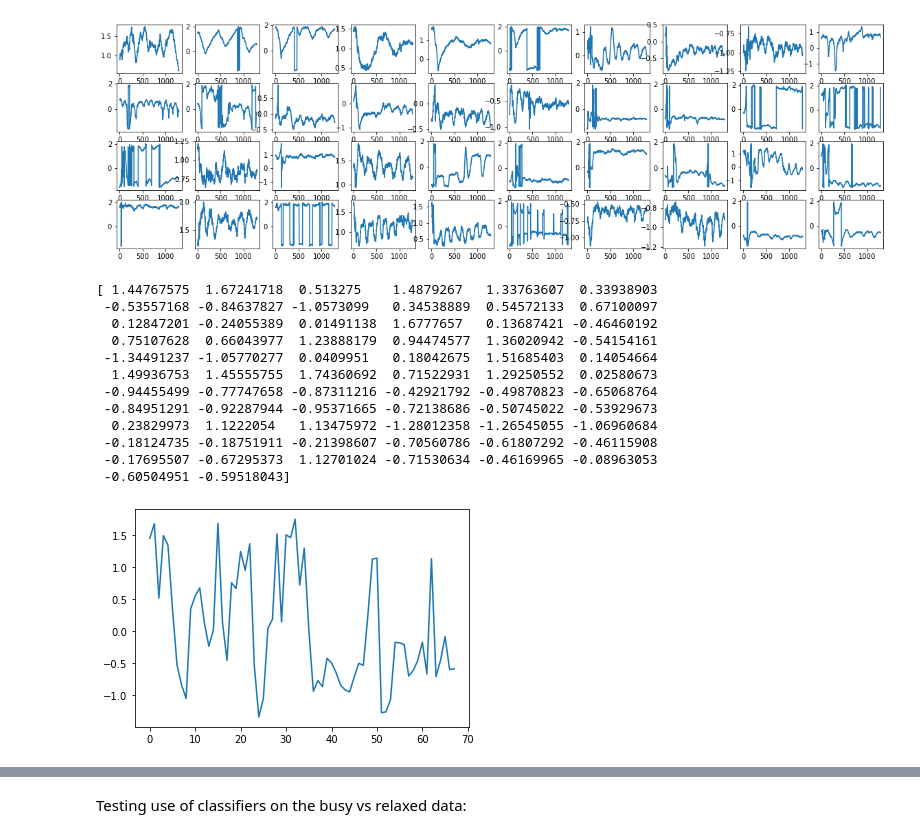
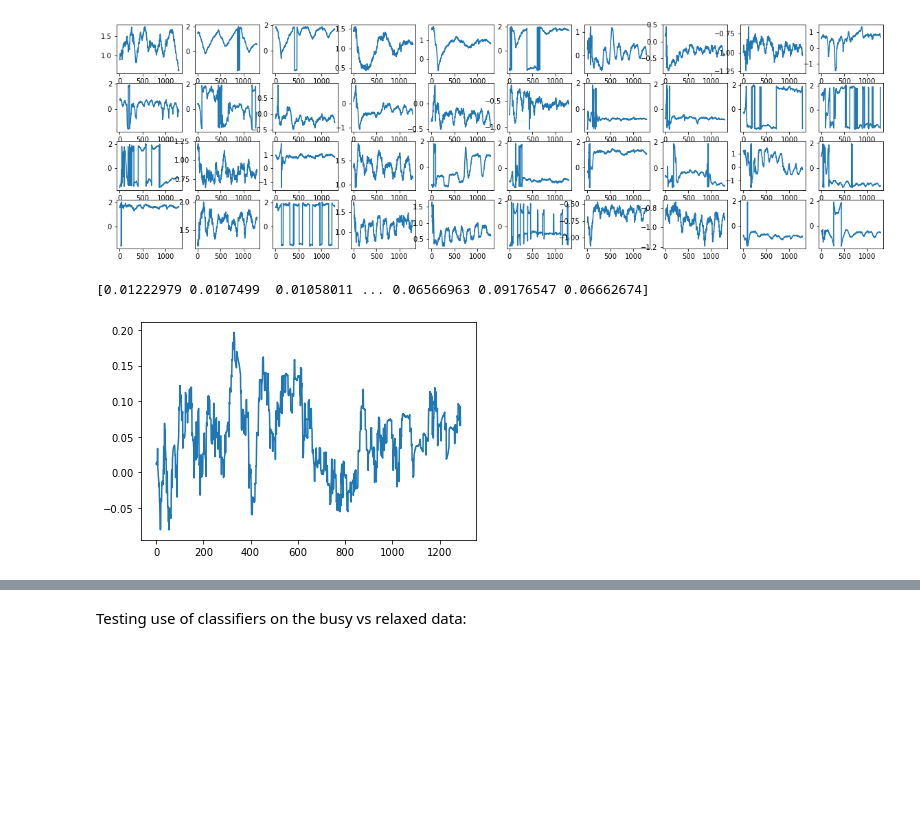
Before and after one commit to Aekai/Wi-Mind, a Jupyter notebook: FeatureExtractionModule/src/autoencoder_approach/Per task approach/NC/data test.ipynb, the cells around one changed output, grey strips where cells are left out. Cells and saved outputs as stored; diff of their text form; code cells hidden in the pictures; blank space fills up the shorter version.

```diff
--- a/FeatureExtractionModule/src/autoencoder_approach/Per task approach/NC/data test.ipynb
+++ b/FeatureExtractionModule/src/autoencoder_approach/Per task approach/NC/data test.ipynb
@@ -224,23 +224,12 @@ for i in range(plot_n):
 [figure]
 # %%
 # calculate and plot the mean of all busy phase data
-phase1_mean = np.mean(phase1, axis=1)
+phase1_mean = np.mean(phase1, axis=0)
 plt.figure(2)
 plt.plot(phase1_mean)
 print(phase1_mean)
 # %% [output]
-[ 1.44767575  1.67241718  0.513275    1.4879267   1.33763607  0.33938903
- -0.53557168 -0.84637827 -1.0573099   0.34538889  0.54572133  0.67100097
-  0.12847201 -0.24055389  0.01491138  1.6777657   0.13687421 -0.46460192
-  0.75107628  0.66043977  1.23888179  0.94474577  1.36020942 -0.54154161
- -1.34491237 -1.05770277  0.0409951   0.18042675  1.51685403  0.14054664
-  1.49936753  1.45555755  1.74360692  0.71522931  1.29250552  0.02580673
- -0.94455499 -0.77747658 -0.87311216 -0.42921792 -0.49870823 -0.65068764
- -0.84951291 -0.92287944 -0.95371665 -0.72138686 -0.50745022 -0.53929673
-  0.23829973  1.1222054   1.13475972 -1.28012358 -1.26545055 -1.06960684
- -0.18124735 -0.18751911 -0.21398607 -0.70560786 -0.61807292 -0.46115908
- -0.17695507 -0.67295373  1.12701024 -0.71530634 -0.46169965 -0.08963053
- -0.60504951 -0.59518043]
+[0.01222979 0.0107499  0.01058011 ... 0.06566963 0.09176547 0.06662674]
-[figure, old version]
+[figure, new version]
 # %%
 # calculate and plot the mean of all relaxed phase data
```
Also changed, not shown: parts of 1 cell of this notebook.
